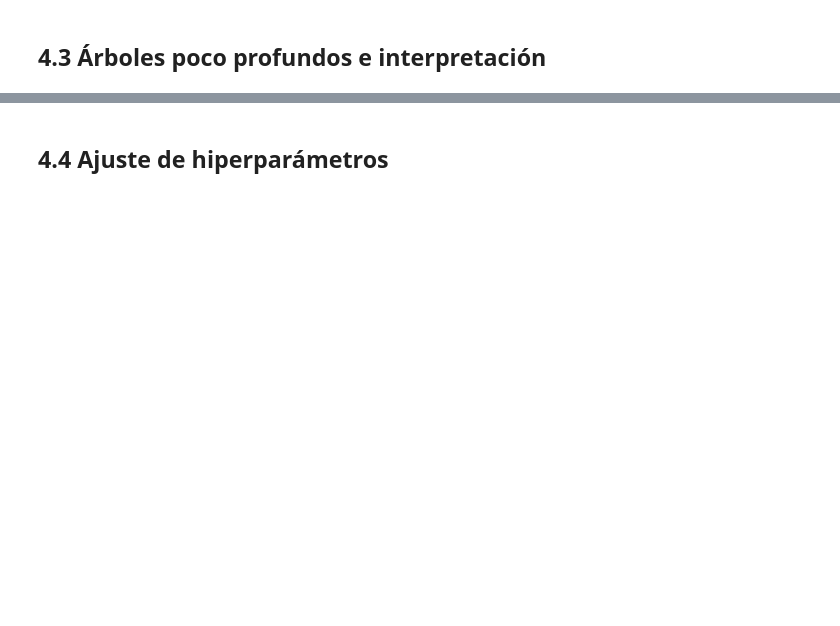
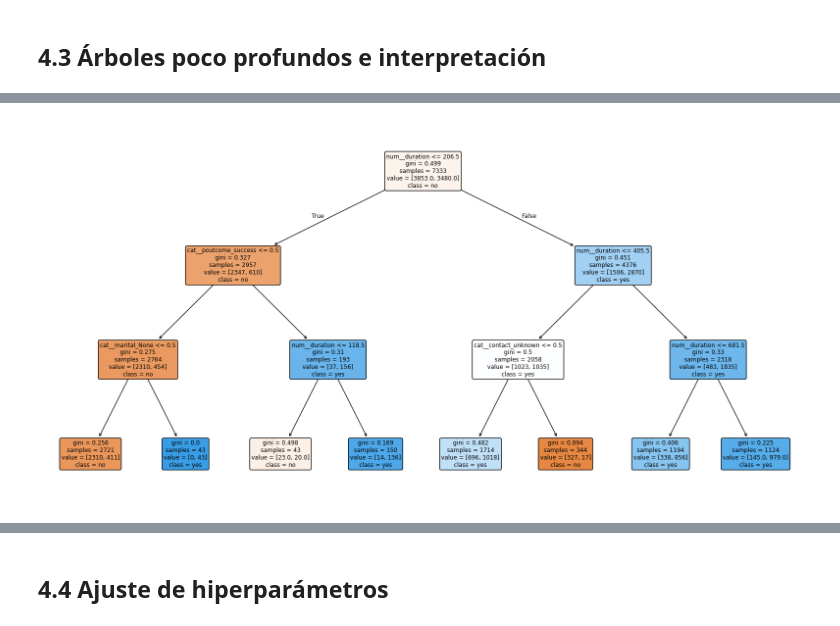
Before and after one commit to 100495785/Grupo17_Practica1, a Jupyter notebook: EDA_Practica1.ipynb, the cells around one changed output, grey strips where cells are left out. Drawn from its saved outputs; the diff is of its cells as text; code cells hidden in the pictures; blank space fills up the shorter version.

```diff
--- a/EDA_Practica1.ipynb
+++ b/EDA_Practica1.ipynb
@@ -410,0 +653,9 @@ cv = StratifiedKFold(
+# %%
+from sklearn.tree import DecisionTreeClassifier
+
+tree_shallow = Pipeline([
+    ("preprocessor", preprocessor_tree),
+    ("clf", DecisionTreeClassifier(max_depth=3, random_state=SEED))
+])
+
+tree_shallow.fit(X_train, y_train)
@@ -410,0 +683,18 @@ cv = StratifiedKFold(
+# %%
+from sklearn.tree import plot_tree
+import matplotlib.pyplot as plt
+
+feature_names = tree_shallow.named_steps["preprocessor"].get_feature_names_out()
+
+plt.figure(figsize=(20,10))
+plot_tree(
+    tree_shallow.named_steps["clf"],
+    feature_names=feature_names,
+    class_names=["no", "yes"],
+    filled=True,
+    rounded=True,
+    max_depth=3
+)
+plt.show()
+# %% [output]
+[figure, added]
```
Also changed, not shown: parts of 34 cells of this notebook.
